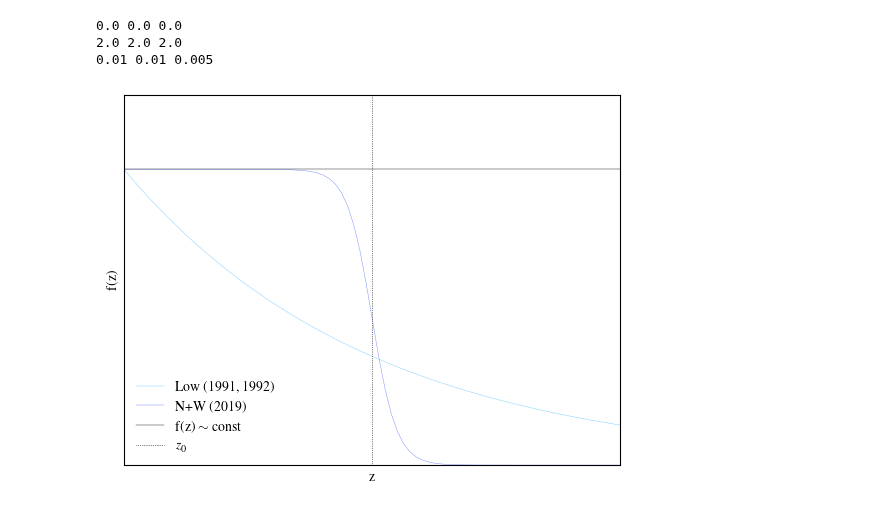
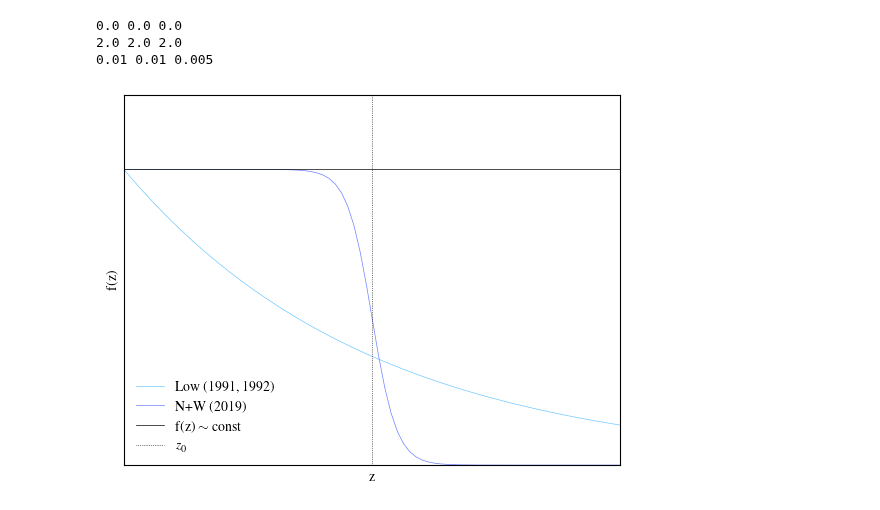
Before and after one commit to LMNadol/mflex, a Jupyter notebook: notebooks/paper.ipynb, the cells around one changed output. Cells and saved outputs as stored; diff of their text form; code cells hidden in the pictures.

```diff
--- a/notebooks/paper.ipynb
+++ b/notebooks/paper.ipynb
@@ -133,43 +133,43 @@ cmap = matplotlib.colors.LinearSegmentedColormap.from_list(
 plt.plot(
     z_arr,
     f_exp,
-    linewidth=0.3,
+    linewidth=0.5,
     color=c1,
     # linestyle="dashed",
     label=r"Low (1991, 1992)",
 )
 plt.plot(
     z_arr,
     f_tanh,
-    linewidth=0.3,
+    linewidth=0.5,
     color=c2,
     # linestyle="solid",
     label=r"N+W (2019)",
 )
 plt.plot(
     z_arr,
     f_const,
-    linewidth=0.3,
+    linewidth=0.5,
     color=c3,
     # linestyle="dotted",
     label=r"f(z) $\sim$ const",
 )
 plt.axvline(x=z0_b, color="black", linestyle="dotted", linewidth=0.5, label=r"$z_0$")
 plt.legend(frameon=False)
 plt.xlabel(r"z")
 plt.ylabel(r"f(z)")
 plt.xticks([])
 plt.yticks([])
 plt.xlim([0, 2 * z0])
 plt.ylim([0, 2.5 * a])
 # plotname = "/Users/lilli/Desktop/Thesis_vonNeu/heightprofiles.png"
 # plt.savefig(plotname, dpi=300)
 plt.tick_params(direction="in", length=2, width=0.5)
 plotname = "/Users/lilli/Desktop/Paper/f_plot.png"
-plt.savefig(plotname, dpi=300)
+plt.savefig(plotname, dpi=600, bbox_inches="tight")
 plt.show()
 # %% [output]
-[figure, old version]
+[figure, new version]
 # %%
 # Magnitc field parameters
 z0_b = 0.2
```
Also changed, not shown: parts of 65 cells of this notebook, 5 other files.
